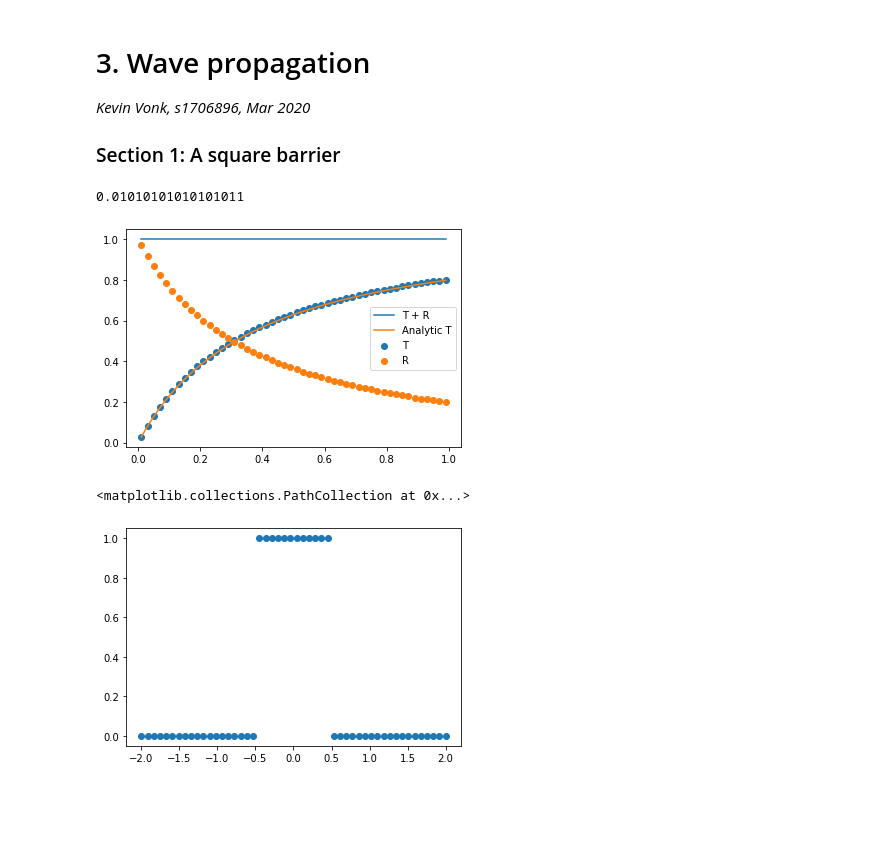
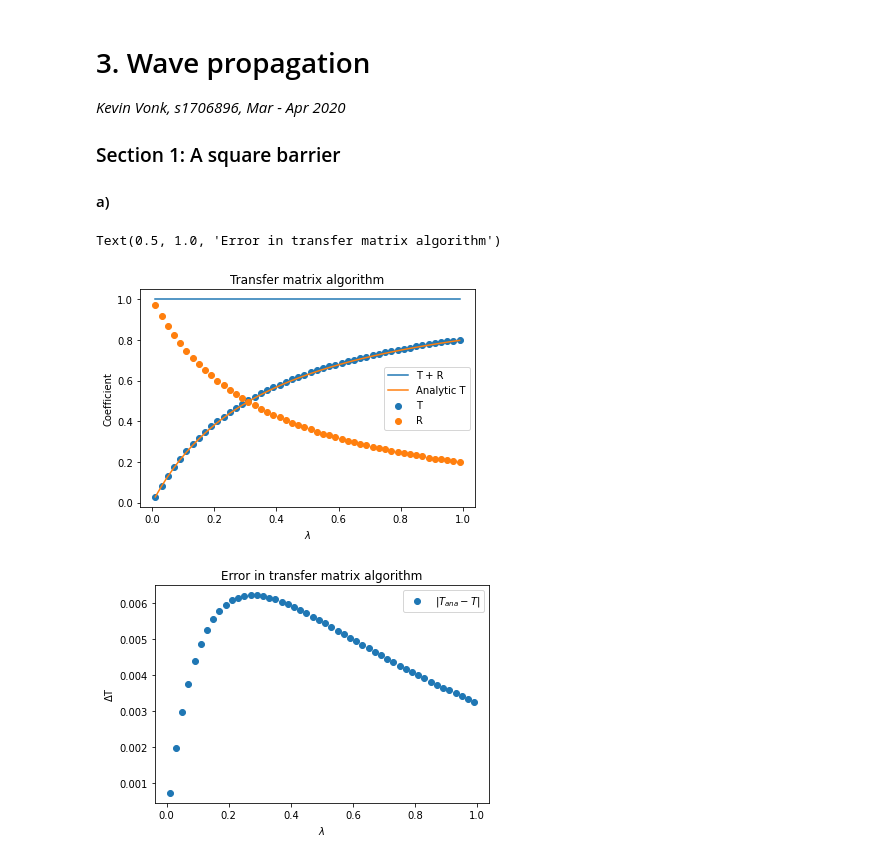
Before and after one commit to KevoSoftworks/computational_physics, a Jupyter notebook: 3_wave_propagation/wave_propagation.ipynb, the cells around one changed output. Saved outputs shown, nothing was run; the diff lists cells and outputs as text; code cells hidden in the pictures; blank space fills up the shorter version.

```diff
--- a/3_wave_propagation/wave_propagation.ipynb
+++ b/3_wave_propagation/wave_propagation.ipynb
@@ -8,36 +8,39 @@ import matplotlib.pyplot as plt
 from wave_propagation import *
 # %% [markdown]
 # 3. Wave propagation
-_Kevin Vonk, s1706896, Mar 2020_
+_Kevin Vonk, s1706896, Mar - Apr 2020_
 
 ### Section 1: A square barrier
+
+#### a)
 # %%
 pot = Potential(-0.5, 0.5, 100, expr = lambda y: 1)
 lambda_ = np.linspace(0.01, 0.99, 50)
 
 T = []
 R = []
 
 for l in lambda_:
     tf = TransferMatrix(pot, l)
-    #print(tf.M)
     T.append(tf.transmission())
     R.append(tf.reflection())
 
 plt.scatter(lambda_, T, label="T")
 plt.scatter(lambda_, R, label="R")
 plt.plot(lambda_, [i + j for i, j in zip(T, R)], label="T + R")
 plt.plot(lambda_, T_ana(lambda_), label="Analytic T")
+plt.xlabel(r"$\lambda$")
+plt.ylabel("Coefficient")
+plt.title("Transfer matrix algorithm")
 plt.legend()
 
-print(pot.step)
+plt.figure()
+plt.scatter(lambda_, np.abs(T_ana(lambda_) - T), label=r"$| T_{ana} - T |$")
+plt.xlabel(r"$\lambda$")
+plt.ylabel(r"$\Delta$T")
+plt.legend()
+plt.title("Error in transfer matrix algorithm")
 # %% [output]
-0.01010101010101011
+Text(0.5, 1.0, 'Error in transfer matrix algorithm')
-[figure, old version]
+[figure, new version]
+[figure, added]
-# %%
-y = np.linspace(-2, 2, 50)
-
-plt.scatter(y, [pot[i] for i in y])
-# %% [output]
-<matplotlib.collections.PathCollection at 0x...>
-[figure, removed]
```
Also changed, not shown: parts of 12 cells of this notebook, 1 other file.
